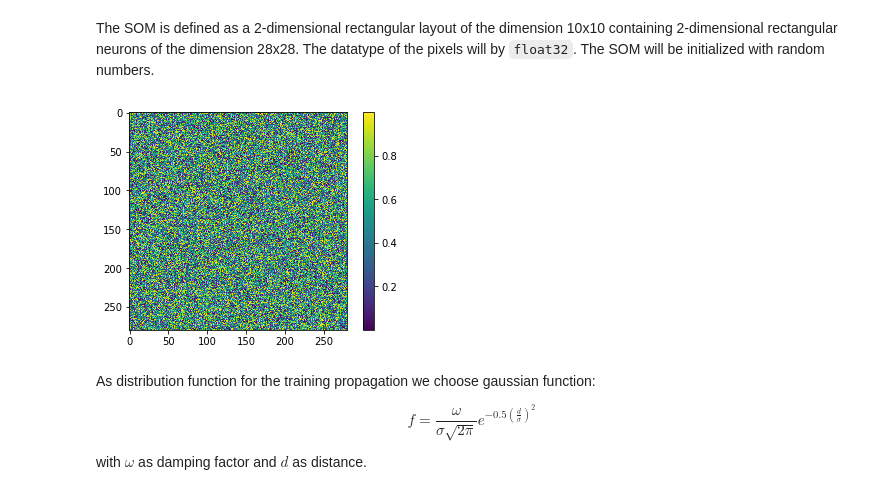
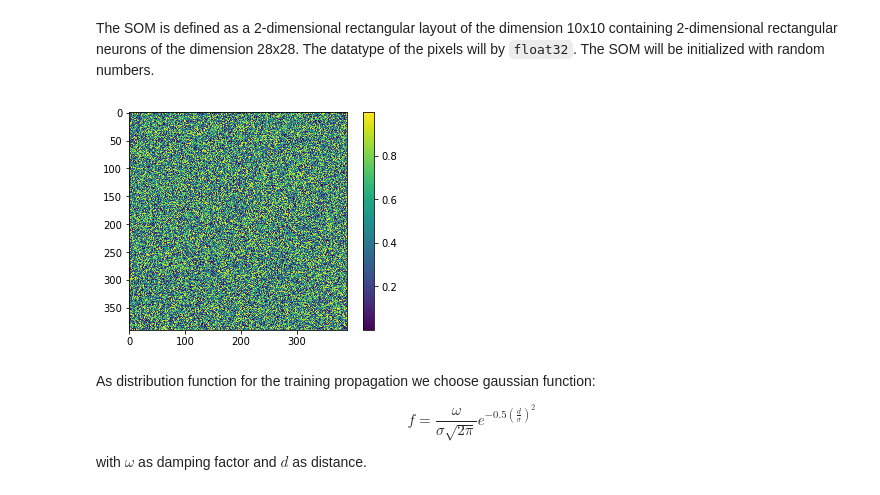
Before and after one commit to HITS-AIN/PINK, a Jupyter notebook: tools/notebooks-gpu/train.ipynb, the cells around one changed output. Drawn from its saved outputs; the diff is of its cells as text; code cells hidden in the pictures.

```diff
--- a/tools/notebooks-gpu/train.ipynb
+++ b/tools/notebooks-gpu/train.ipynb
@@ -37,17 +38,21 @@ for i in range(25):
 # %% [markdown]
 The SOM is defined as a 2-dimensional rectangular layout of the dimension 10x10 containing 2-dimensional rectangular neurons of the dimension 28x28. The datatype of the pixels will by `float32`. The SOM will be initialized with random numbers.
 # %%
+import math
 import numpy as np
 
-np_som = np.random.rand(10, 10, 28, 28).astype(np.float32)
+som_dim = 10
+neuron_dim = int(train_images.shape[1] / math.sqrt(2.0) * 2.0)
+
+np_som = np.random.rand(som_dim, som_dim, neuron_dim, neuron_dim).astype(np.float32)
 som = pink.som(np_som)
 
 plt.figure()
-plt.imshow(np_som.swapaxes(1, 2).reshape((280, 280)))
+plt.imshow(np_som.swapaxes(1, 2).reshape((som_dim * neuron_dim, som_dim * neuron_dim)))
 plt.colorbar()
 plt.grid(False)
 # %% [output]
-[figure, old version]
+[figure, new version]
 # %% [markdown]
 As distribution function for the training propagation we choose gaussian function:
 
```
Also changed, not shown: parts of 6 cells of this notebook, 7 other files.
